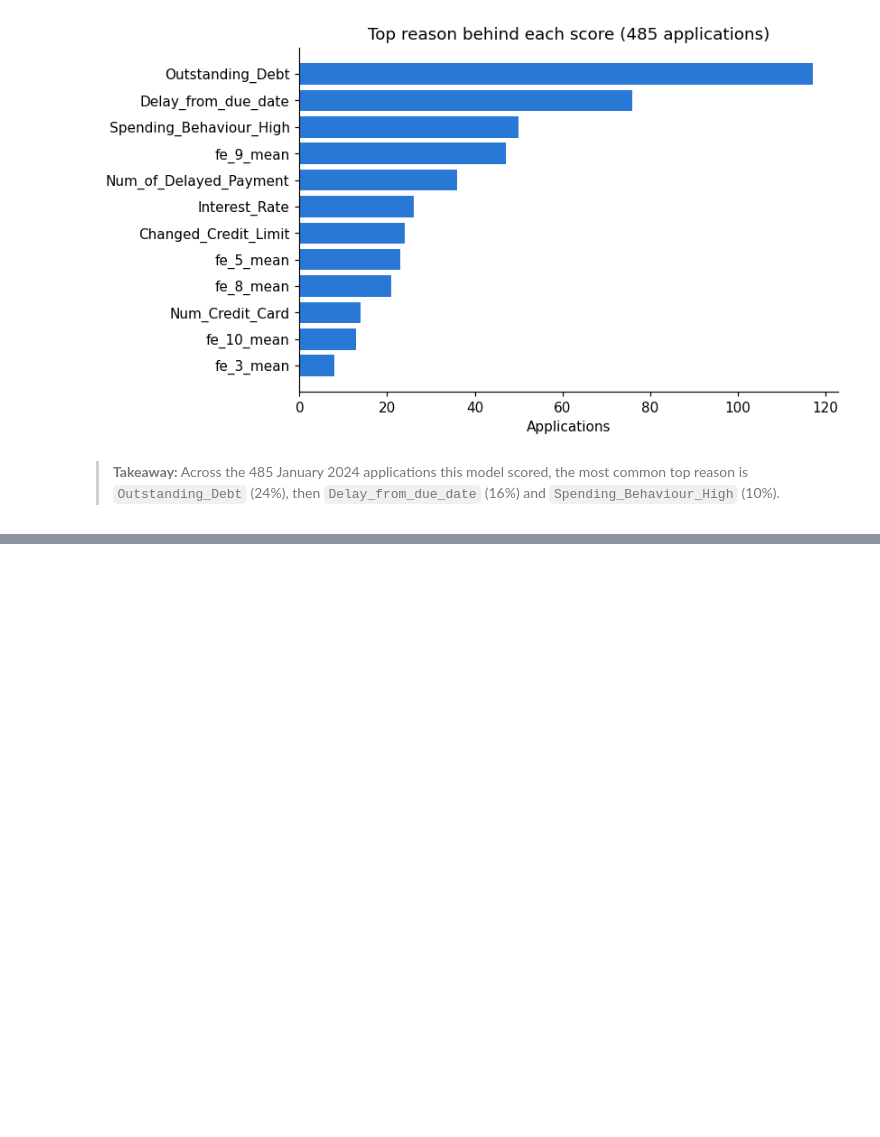
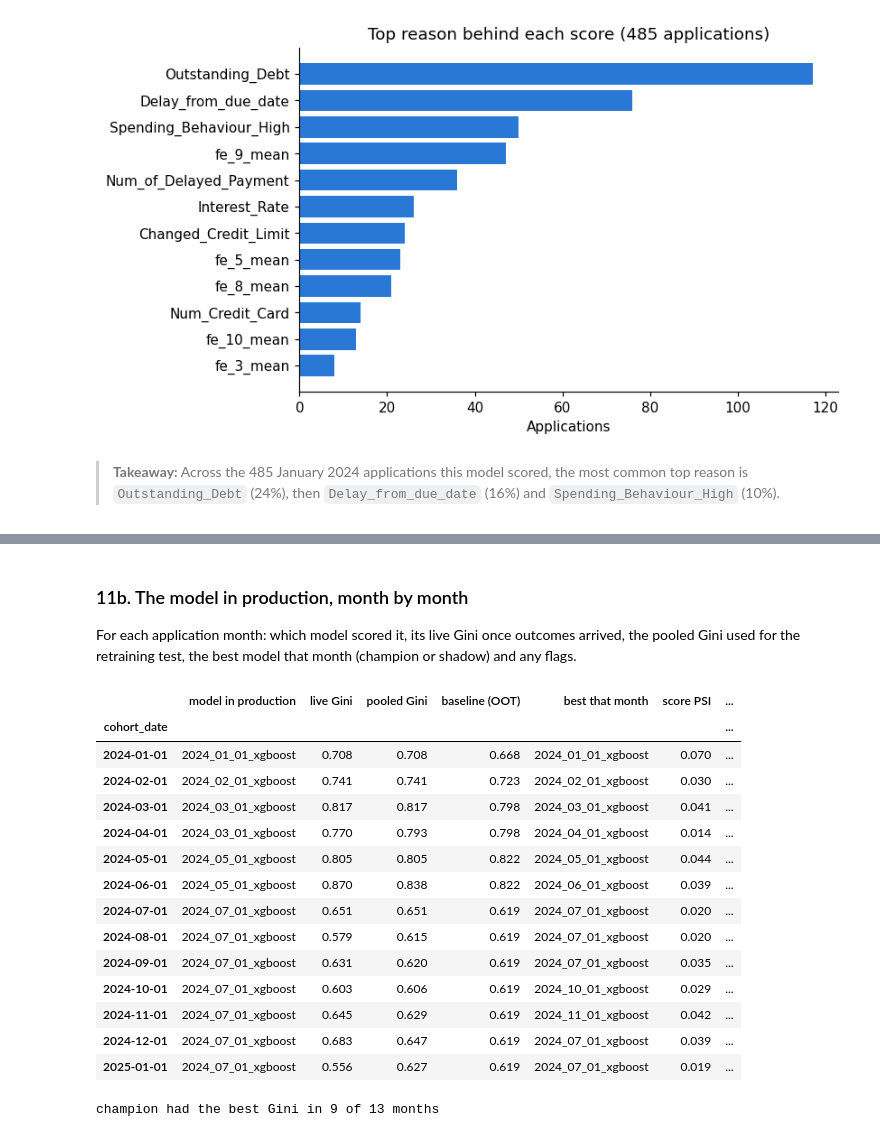
Before and after one commit to btkh95/MITB_MLE_A2, a Jupyter notebook: notebooks/model_exploration.ipynb, the cells around one changed output, grey strips where cells are left out. Drawn from its saved outputs; the diff is of its cells as text; code cells hidden in the pictures; blank space fills up the shorter version.

```diff
--- a/notebooks/model_exploration.ipynb
+++ b/notebooks/model_exploration.ipynb
@@ -620,0 +675,46 @@ plt.show()
+# %% [markdown]
+### 11b. The model in production, month by month
+For each application month: which model scored it, its live Gini once outcomes arrived, the pooled Gini
+used for the retraining test, the best model that month (champion or shadow) and any flags.
+# %%
+monitoring = pd.concat([pd.read_parquet(p) for p in sorted((ROOT / mu.MONITORING).glob("monitoring_*.parquet"))])
+perf = monitoring[monitoring["metric_type"] == "performance"].set_index("cohort_date")
+stab = monitoring[monitoring["metric_type"] == "stability"].set_index("cohort_date")
+shadow = monitoring[monitoring["metric_type"] == "shadow"]
+
+scored = pd.concat([perf.reset_index()[["cohort_date", "model_version", "gini"]],
+                    shadow[["cohort_date", "shadow_model", "gini"]].rename(columns={"shadow_model": "model_version"})])
+best = scored.sort_values("gini").groupby("cohort_date").tail(1).set_index("cohort_date")
+
+timeline = pd.DataFrame({
+    "model in production": perf["model_version"].str.replace("credit_model_", ""),
+    "live Gini": perf["gini"].round(3),
+    "pooled Gini": perf["gini_pooled"].round(3),
+    "baseline (OOT)": perf["baseline_gini"].round(3),
+    "best that month": best["model_version"].str.replace("credit_model_", "").reindex(perf.index),
+    "score PSI": stab["psi"].reindex(perf.index).round(3),
+    "calibration gap": perf["calibration_gap_pooled"].round(3),
+})
+flags = monitoring[monitoring["metric_type"] != "shadow"].groupby("cohort_date")[
+    ["psi_flag", "gini_flag", "calibration_flag", "coverage_flag"]].agg(lambda s: s.fillna(False).astype(bool).any())
+timeline["flags"] = flags.apply(lambda r: ", ".join(c.replace("_flag", "") for c, v in r.items() if v), axis=1).reindex(perf.index)
+display(timeline)
+champion_best = (timeline["model in production"] == timeline["best that month"]).sum()
+print(f"champion had the best Gini in {champion_best} of {len(timeline)} months")
+# %% [output]
+|  | model in production | live Gini | pooled Gini | baseline (OOT) | best that month | score PSI | ... |
+| cohort_date |  |  |  |  |  |  | ... |
+| 2024-01-01 | 2024_01_01_xgboost | 0.708 | 0.708 | 0.668 | 2024_01_01_xgboost | 0.070 | ... |
+| 2024-02-01 | 2024_02_01_xgboost | 0.741 | 0.741 | 0.723 | 2024_02_01_xgboost | 0.030 | ... |
+| 2024-03-01 | 2024_03_01_xgboost | 0.817 | 0.817 | 0.798 | 2024_03_01_xgboost | 0.041 | ... |
+| 2024-04-01 | 2024_03_01_xgboost | 0.770 | 0.793 | 0.798 | 2024_04_01_xgboost | 0.014 | ... |
+| 2024-05-01 | 2024_05_01_xgboost | 0.805 | 0.805 | 0.822 | 2024_05_01_xgboost | 0.044 | ... |
+| 2024-06-01 | 2024_05_01_xgboost | 0.870 | 0.838 | 0.822 | 2024_06_01_xgboost | 0.039 | ... |
+| 2024-07-01 | 2024_07_01_xgboost | 0.651 | 0.651 | 0.619 | 2024_07_01_xgboost | 0.020 | ... |
+| 2024-08-01 | 2024_07_01_xgboost | 0.579 | 0.615 | 0.619 | 2024_07_01_xgboost | 0.020 | ... |
+| 2024-09-01 | 2024_07_01_xgboost | 0.631 | 0.620 | 0.619 | 2024_07_01_xgboost | 0.035 | ... |
+| 2024-10-01 | 2024_07_01_xgboost | 0.603 | 0.606 | 0.619 | 2024_10_01_xgboost | 0.029 | ... |
+| 2024-11-01 | 2024_07_01_xgboost | 0.645 | 0.629 | 0.619 | 2024_11_01_xgboost | 0.042 | ... |
+| 2024-12-01 | 2024_07_01_xgboost | 0.683 | 0.647 | 0.619 | 2024_07_01_xgboost | 0.039 | ... |
+| 2025-01-01 | 2024_07_01_xgboost | 0.556 | 0.627 | 0.619 | 2024_07_01_xgboost | 0.019 | ... |
+champion had the best Gini in 9 of 13 months
```
Also changed, not shown: parts of 11 cells of this notebook.
